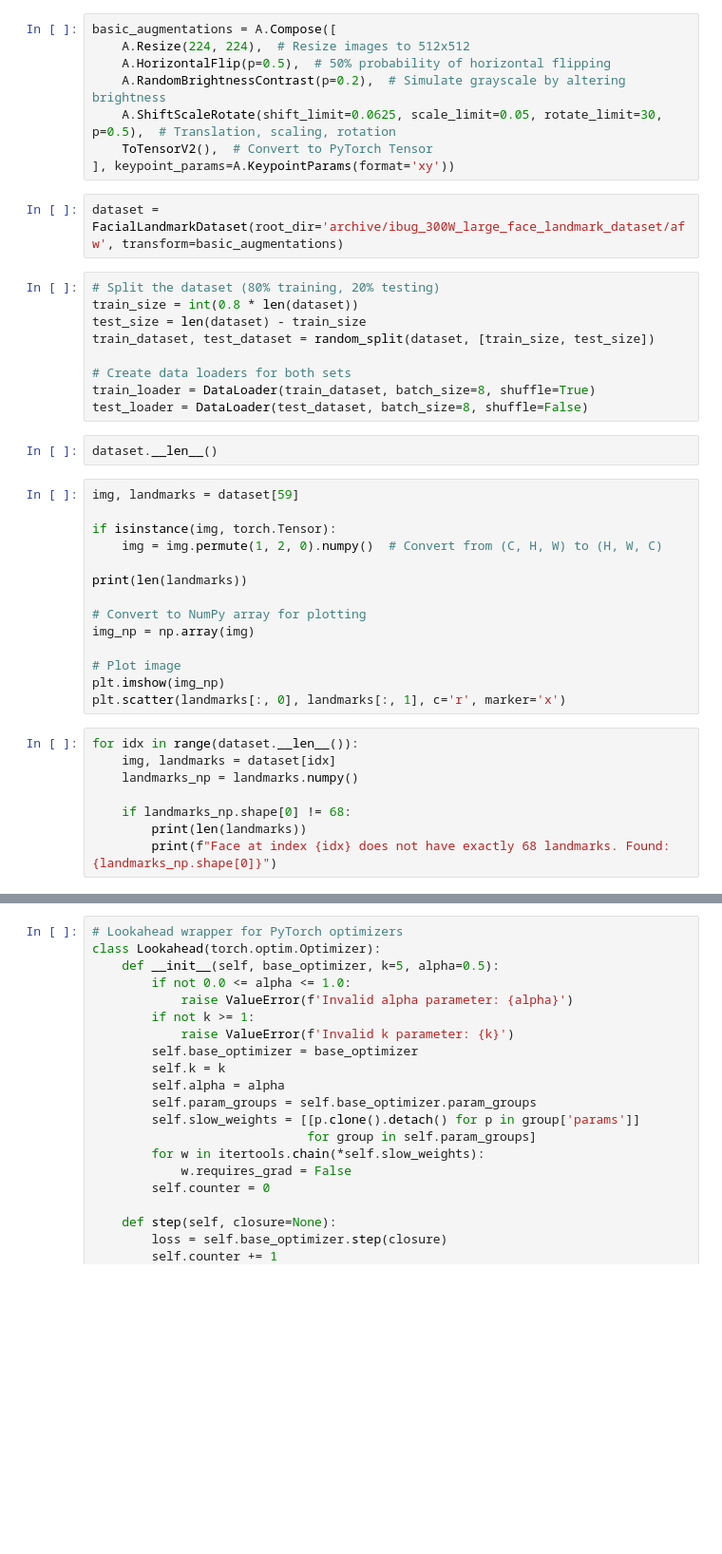
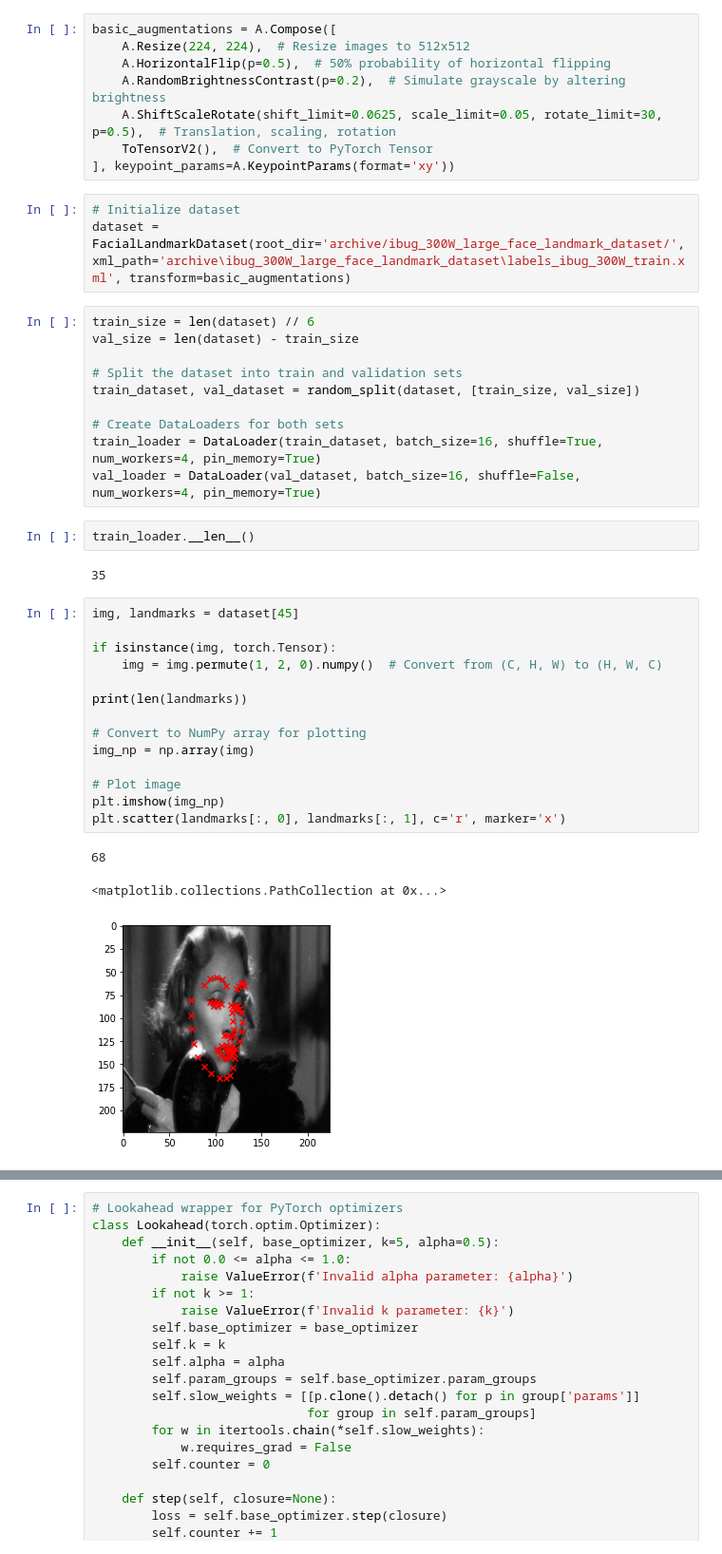
Before and after one commit to LucaLemos/UFRPE_VisaoComputacional, a Jupyter notebook: model.ipynb, the cells around one changed output, grey strips where cells are left out. Shown at 95% size. Saved outputs shown, nothing was run; the diff lists cells and outputs as text; blank space fills up the shorter version.

```diff
--- a/model.ipynb
+++ b/model.ipynb
@@ -23,37 +23,37 @@ basic_augmentations = A.Compose([
     ToTensorV2(),  # Convert to PyTorch Tensor
 ], keypoint_params=A.KeypointParams(format='xy'))
 # %%
-dataset = FacialLandmarkDataset(root_dir='archive/ibug_300W_large_face_landmark_dataset/afw', transform=basic_augmentations)
+# Initialize dataset
+dataset = FacialLandmarkDataset(root_dir='archive/ibug_300W_large_face_landmark_dataset/', xml_path='archive\ibug_300W_large_face_landmark_dataset\labels_ibug_300W_train.xml', transform=basic_augmentations)
 # %%
-# Split the dataset (80% training, 20% testing)
-train_size = int(0.8 * len(dataset))
-test_size = len(dataset) - train_size
-train_dataset, test_dataset = random_split(dataset, [train_size, test_size])
+train_size = len(dataset) // 6
+val_size = len(dataset) - train_size
 
-# Create data loaders for both sets
-train_loader = DataLoader(train_dataset, batch_size=8, shuffle=True)
-test_loader = DataLoader(test_dataset, batch_size=8, shuffle=False)
+# Split the dataset into train and validation sets
+train_dataset, val_dataset = random_split(dataset, [train_size, val_size])
+
+# Create DataLoaders for both sets
+train_loader = DataLoader(train_dataset, batch_size=16, shuffle=True, num_workers=4, pin_memory=True)
+val_loader = DataLoader(val_dataset, batch_size=16, shuffle=False, num_workers=4, pin_memory=True)
 # %%
-dataset.__len__()
+train_loader.__len__()
+# %% [output]
+35
 # %%
-img, landmarks = dataset[59]
+img, landmarks = dataset[45]
 
 if isinstance(img, torch.Tensor):
     img = img.permute(1, 2, 0).numpy()  # Convert from (C, H, W) to (H, W, C)
 
 print(len(landmarks))
 
 # Convert to NumPy array for plotting
 img_np = np.array(img)
 
 # Plot image
 plt.imshow(img_np)
 plt.scatter(landmarks[:, 0], landmarks[:, 1], c='r', marker='x')
+# %% [output]
+68
+<matplotlib.collections.PathCollection at 0x...>
+[figure, added]
-# %%
-for idx in range(dataset.__len__()):
-    img, landmarks = dataset[idx]
-    landmarks_np = landmarks.numpy()
-
-    if landmarks_np.shape[0] != 68:
-        print(len(landmarks))
-        print(f"Face at index {idx} does not have exactly 68 landmarks. Found: {landmarks_np.shape[0]}")
```
Also changed, not shown: parts of 5 cells of this notebook, 1 other file.
